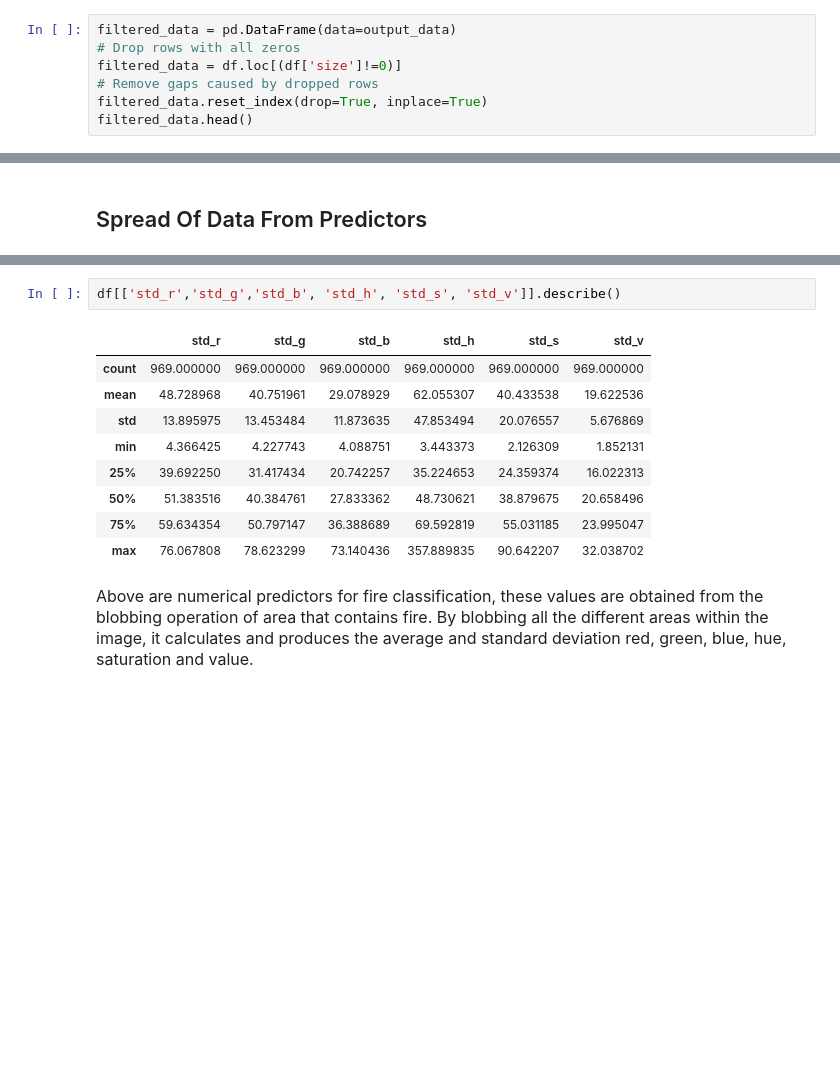
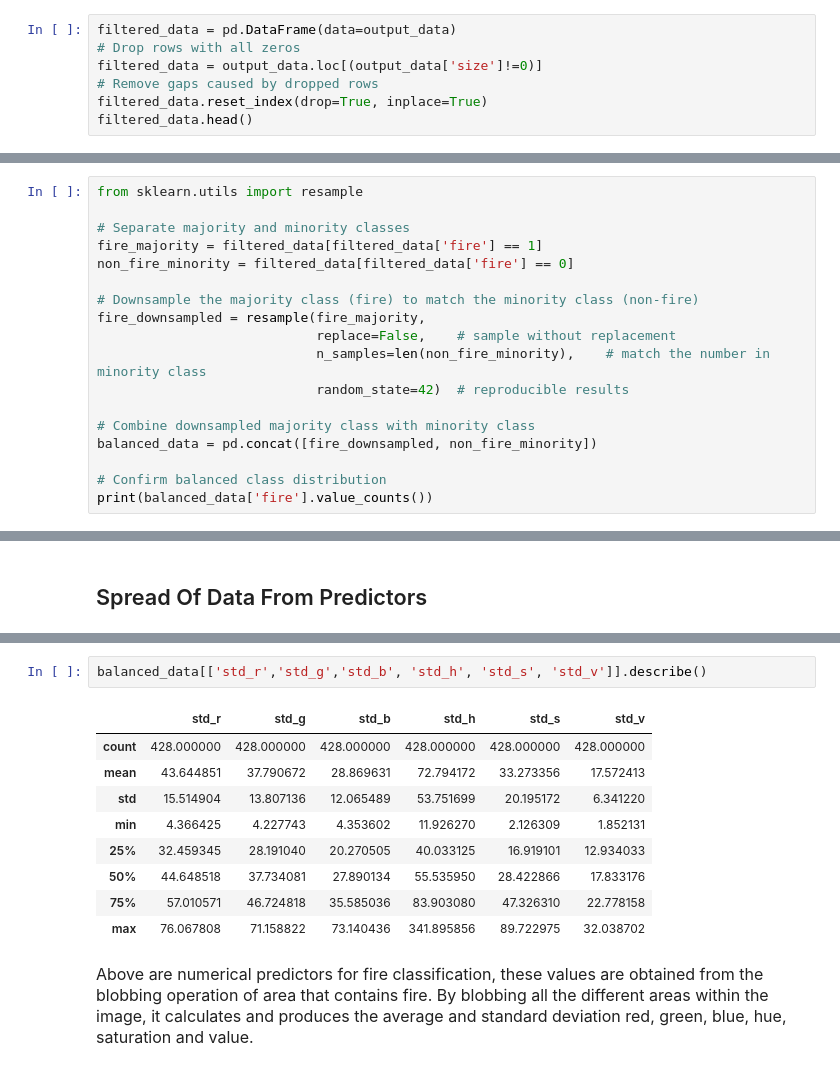
Before and after one commit to TayYuanGeng/SC1015-Mini-Project, a Jupyter notebook: Data Preparation & Cleaning.ipynb, the cells around one changed output, grey strips where cells are left out. Saved outputs shown, nothing was run; the diff lists cells and outputs as text; blank space fills up the shorter version.

```diff
--- a/Data Preparation & Cleaning.ipynb
+++ b/Data Preparation & Cleaning.ipynb
@@ -69,7 +69,7 @@ memory usage: 124.9+ KB
 # %%
 filtered_data = pd.DataFrame(data=output_data)
 # Drop rows with all zeros
-filtered_data = df.loc[(df['size']!=0)]
+filtered_data = output_data.loc[(output_data['size']!=0)]
 # Remove gaps caused by dropped rows
 filtered_data.reset_index(drop=True, inplace=True)
 filtered_data.head()
@@ -134,0 +137,18 @@ plt.show()
+# %%
+from sklearn.utils import resample
+
+# Separate majority and minority classes
+fire_majority = filtered_data[filtered_data['fire'] == 1]
+non_fire_minority = filtered_data[filtered_data['fire'] == 0]
+
+# Downsample the majority class (fire) to match the minority class (non-fire)
+fire_downsampled = resample(fire_majority,
+                            replace=False,    # sample without replacement
+                            n_samples=len(non_fire_minority),    # match the number in minority class
+                            random_state=42)  # reproducible results
+
+# Combine downsampled majority class with minority class
+balanced_data = pd.concat([fire_downsampled, non_fire_minority])
+
+# Confirm balanced class distribution
+print(balanced_data['fire'].value_counts())
@@ -149,15 +174,15 @@ df[['avg_r','avg_g','avg_b', 'avg_h', 'avg_s', 'avg_v']].describe()
 # %%
-df[['std_r','std_g','std_b', 'std_h', 'std_s', 'std_v']].describe()
+balanced_data[['std_r','std_g','std_b', 'std_h', 'std_s', 'std_v']].describe()
 # %% [output]
 |  | std_r | std_g | std_b | std_h | std_s | std_v |
-| count | 969.000000 | 969.000000 | 969.000000 | 969.000000 | 969.000000 | 969.000000 |
-| mean | 48.728968 | 40.751961 | 29.078929 | 62.055307 | 40.433538 | 19.622536 |
-| std | 13.895975 | 13.453484 | 11.873635 | 47.853494 | 20.076557 | 5.676869 |
-| min | 4.366425 | 4.227743 | 4.088751 | 3.443373 | 2.126309 | 1.852131 |
-| 25% | 39.692250 | 31.417434 | 20.742257 | 35.224653 | 24.359374 | 16.022313 |
-| 50% | 51.383516 | 40.384761 | 27.833362 | 48.730621 | 38.879675 | 20.658496 |
-| 75% | 59.634354 | 50.797147 | 36.388689 | 69.592819 | 55.031185 | 23.995047 |
-| max | 76.067808 | 78.623299 | 73.140436 | 357.889835 | 90.642207 | 32.038702 |
+| count | 428.000000 | 428.000000 | 428.000000 | 428.000000 | 428.000000 | 428.000000 |
+| mean | 43.644851 | 37.790672 | 28.869631 | 72.794172 | 33.273356 | 17.572413 |
+| std | 15.514904 | 13.807136 | 12.065489 | 53.751699 | 20.195172 | 6.341220 |
+| min | 4.366425 | 4.227743 | 4.353602 | 11.926270 | 2.126309 | 1.852131 |
+| 25% | 32.459345 | 28.191040 | 20.270505 | 40.033125 | 16.919101 | 12.934033 |
+| 50% | 44.648518 | 37.734081 | 27.890134 | 55.535950 | 28.422866 | 17.833176 |
+| 75% | 57.010571 | 46.724818 | 35.585036 | 83.903080 | 47.326310 | 22.778158 |
+| max | 76.067808 | 71.158822 | 73.140436 | 341.895856 | 89.722975 | 32.038702 |
 # %% [markdown]
 <font size="3">Above are numerical predictors for fire classification, these values are obtained from the blobbing operation of area that contains fire. By blobbing all the different areas within the image, it calculates and produces the average and standard deviation red, green, blue, hue, saturation and value.</font>
 # %% [markdown]
```
Also changed, not shown: parts of 12 cells of this notebook.
